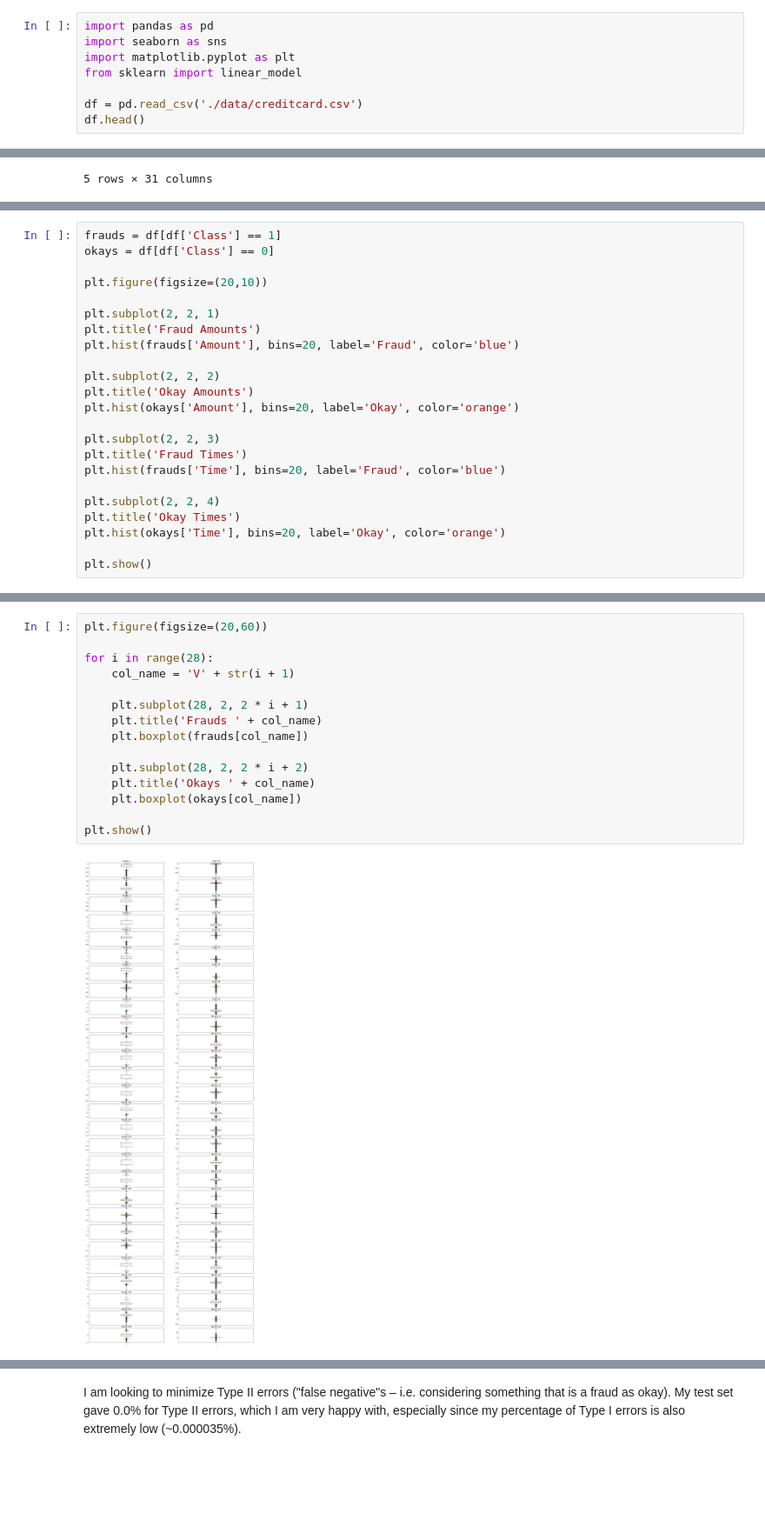
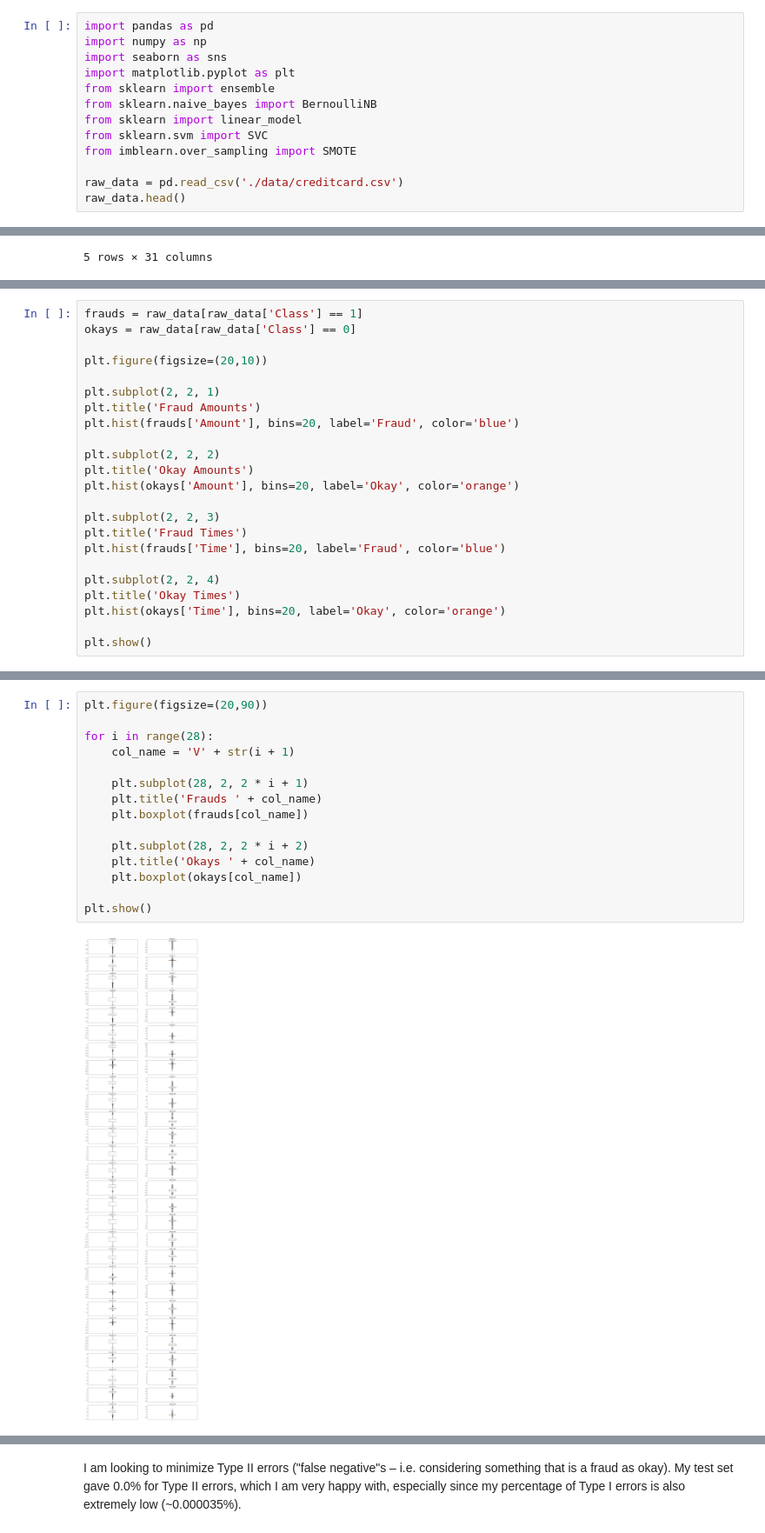
Before and after one commit to esthersweon/thinkful, a Jupyter notebook: main/unit_3/lesson_6_project_1.ipynb, the cells around one changed output, grey strips where cells are left out. Shown at 87% size. Saved outputs shown, nothing was run; the diff lists cells and outputs as text; blank space fills up the shorter version.

Commit message:
Optmize Euler; Add more robust models to Credit Card fraud project

```diff
--- a/main/unit_3/lesson_6_project_1.ipynb
+++ b/main/unit_3/lesson_6_project_1.ipynb
@@ -4,12 +4,17 @@
 Develop an algorithm to predict fraud. Prioritize correctly finding fraud rather than correctly labeling non-fraudulent transactions.
 # %%
 import pandas as pd
+import numpy as np
 import seaborn as sns
 import matplotlib.pyplot as plt
+from sklearn import ensemble
+from sklearn.naive_bayes import BernoulliNB
 from sklearn import linear_model
+from sklearn.svm import SVC
+from imblearn.over_sampling import SMOTE
 
-df = pd.read_csv('./data/creditcard.csv')
-df.head()
+raw_data = pd.read_csv('./data/creditcard.csv')
+raw_data.head()
 # %% [output]
 |  | Time | V1 | V2 | V3 | V4 | V5 | V6 | V7 | V8 | V9 | ... | ... |
 | 0 | 0.0 | -1.359807 | -0.072781 | 2.536347 | 1.378155 | -0.338321 | 0.462388 | 0.239599 | 0.098698 | 0.363787 | ... | ... |
@@ -28,7 +39,7 @@ print('Baseline R-squared:', baseline)
 Baseline R-squared: 0.9982725143693799
 # %%
-frauds = df[df['Class'] == 1]
-okays = df[df['Class'] == 0]
+frauds = raw_data[raw_data['Class'] == 1]
+okays = raw_data[raw_data['Class'] == 0]
 
 plt.figure(figsize=(20,10))
 
@@ -95,19 +106,19 @@ plt.show()
 # %% [output]
 [figure]
 # %%
-plt.figure(figsize=(20,60))
+plt.figure(figsize=(20,90))
 
 for i in range(28):
     col_name = 'V' + str(i + 1)
 
     plt.subplot(28, 2, 2 * i + 1)
     plt.title('Frauds ' + col_name)
     plt.boxplot(frauds[col_name])
 
     plt.subplot(28, 2, 2 * i + 2)
     plt.title('Okays ' + col_name)
     plt.boxplot(okays[col_name])
 
 plt.show()
 # %% [output]
-[figure, old version]
+[figure, new version]
```
Also changed, not shown: parts of 69 cells of this notebook, 6 other files.
